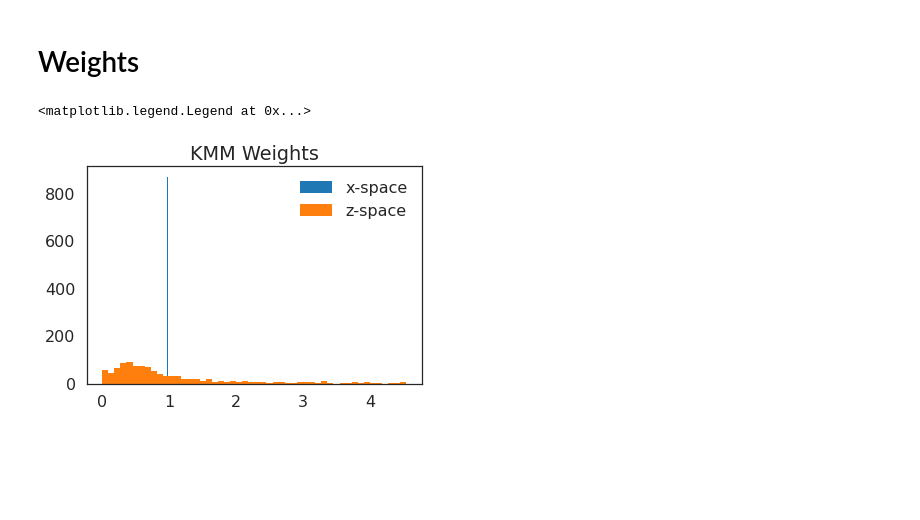
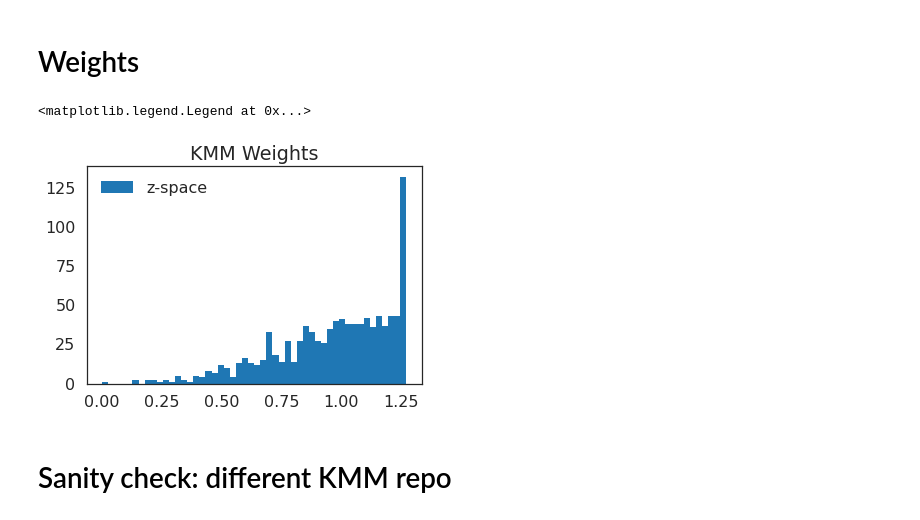
Before and after one commit to ermongroup/f-dre, a Jupyter notebook: notebooks/kmm-redo-final.ipynb, the cells around one changed output. Saved outputs shown, nothing was run; the diff lists cells and outputs as text; code cells hidden in the pictures; blank space fills up the shorter version.

```diff
--- a/notebooks/kmm-redo-final.ipynb
+++ b/notebooks/kmm-redo-final.ipynb
@@ -113,9 +113,9 @@ cd ../multi-fairgen/src/
 # %% [output]
 /atlas/u/kechoi/multi-fairgen/src
 # %%
-device = 'cuda'
+device = 'cpu'
 restore_file = 'flows/results/kmm_flow/'
-state = torch.load(os.path.join(restore_file, "best_model_checkpoint.pt"), map_location='cuda')
+state = torch.load(os.path.join(restore_file, "best_model_checkpoint.pt"), map_location=device)
 print(state['epoch'])
 # %% [output]
 85
@@ -132,7 +132,7 @@ def load_flow():
                 'sequential',
                 batch_norm=True)
     restore_file = 'flows/results/kmm_flow/'
-    state = torch.load(os.path.join(restore_file, "model_checkpoint.pt"), map_location='cuda')
+    state = torch.load(os.path.join(restore_file, "model_checkpoint.pt"), map_location=device)
     model.load_state_dict(state['model_state'])
     model = model.to(device)
     return model
@@ -159,8 +159,8 @@ MAF(
 )
 # %%
 # encode data points
-flow_train_x, _ = flow.forward(torch.from_numpy(X).cuda().float())
-flow_test_x, _ = flow.forward(torch.from_numpy(Z).cuda().float())
+flow_train_x, _ = flow.forward(torch.from_numpy(X).cpu().float())
+flow_test_x, _ = flow.forward(torch.from_numpy(Z).cpu().float())
 
 plt.scatter(flow_train_x[:,0].data.cpu().numpy(), flow_train_x[:,1].data.cpu().numpy(), s=10)
 plt.scatter(flow_test_x[:,0].data.cpu().numpy(), flow_test_x[:,1].data.cpu().numpy(), s=10)
@@ -175,7 +175,7 @@ Text(0.5, 1.0, 'Source + Target')
 flow_x = flow_train_x.data.cpu().numpy()
 flow_z = flow_test_x.data.cpu().numpy()
 # %%
-kmm = ImportanceWeightedClassifier(weight_estimator='kmm', bandwidth=0.1)
+kmm = ImportanceWeightedClassifier(weight_estimator='kmm', bandwidth=0.01)
 z_weights = kmm.iwe_kernel_mean_matching(flow_x, flow_z)
 # %% [output]
      pcost       dcost       gap    pres   dres
@@ -270,12 +271,14 @@ Error naive (test) in z-space: 0.629
 # %% [markdown]
 # Weights
 # %%
-_ = plt.hist(weights, bins=50, label='x-space')
+# _ = plt.hist(weights, bins=50, label='x-space')
 _ = plt.hist(z_weights, bins=50, label='z-space')
 # plt.yscale('log')
 
 plt.title('KMM Weights')
 plt.legend()
 # %% [output]
 <matplotlib.legend.Legend at 0x...>
-[figure, old version]
+[figure, new version]
+# %% [markdown]
+# Sanity check: different KMM repo
```
Also changed, not shown: parts of 26 cells of this notebook, 2 other files.
